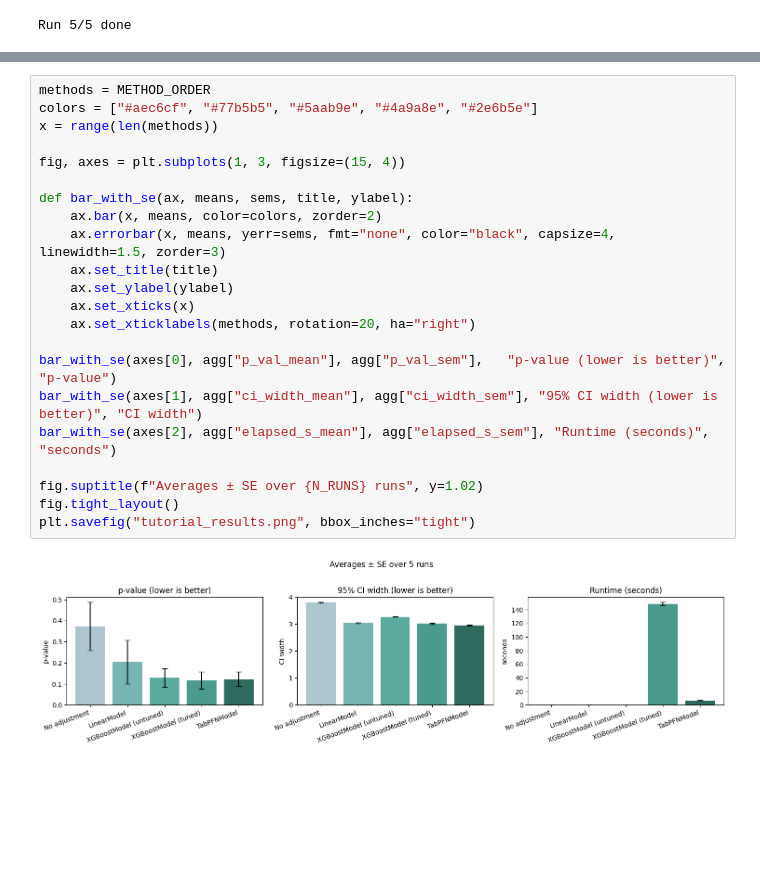
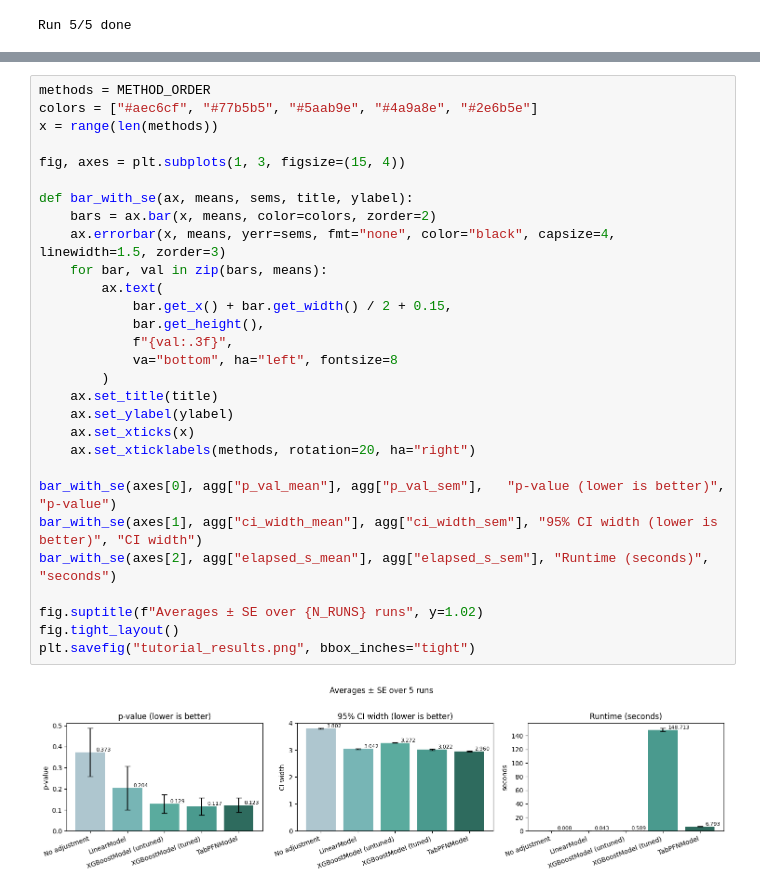
Before and after one commit to RickardKarl/pfngouin, a Jupyter notebook: notebooks/tutorial.ipynb, the cells around one changed output, grey strips where cells are left out. Saved outputs shown, nothing was run; the diff lists cells and outputs as text; blank space fills up the shorter version.

```diff
--- a/notebooks/tutorial.ipynb
+++ b/notebooks/tutorial.ipynb
@@ -149,24 +149,31 @@ display(
 # %%
 methods = METHOD_ORDER
 colors = ["#aec6cf", "#77b5b5", "#5aab9e", "#4a9a8e", "#2e6b5e"]
 x = range(len(methods))
 
 fig, axes = plt.subplots(1, 3, figsize=(15, 4))
 
 def bar_with_se(ax, means, sems, title, ylabel):
-    ax.bar(x, means, color=colors, zorder=2)
+    bars = ax.bar(x, means, color=colors, zorder=2)
     ax.errorbar(x, means, yerr=sems, fmt="none", color="black", capsize=4, linewidth=1.5, zorder=3)
+    for bar, val in zip(bars, means):
+        ax.text(
+            bar.get_x() + bar.get_width() / 2 + 0.15,
+            bar.get_height(),
+            f"{val:.3f}",
+            va="bottom", ha="left", fontsize=8
+        )
     ax.set_title(title)
     ax.set_ylabel(ylabel)
     ax.set_xticks(x)
     ax.set_xticklabels(methods, rotation=20, ha="right")
 
 bar_with_se(axes[0], agg["p_val_mean"], agg["p_val_sem"],   "p-value (lower is better)",    "p-value")
 bar_with_se(axes[1], agg["ci_width_mean"], agg["ci_width_sem"], "95% CI width (lower is better)", "CI width")
 bar_with_se(axes[2], agg["elapsed_s_mean"], agg["elapsed_s_sem"], "Runtime (seconds)",            "seconds")
 
 fig.suptitle(f"Averages ± SE over {N_RUNS} runs", y=1.02)
 fig.tight_layout()
 plt.savefig("tutorial_results.png", bbox_inches="tight")
 # %% [output]
-[figure, old version]
+[figure, new version]
```
Also changed, not shown: 4 other files.
